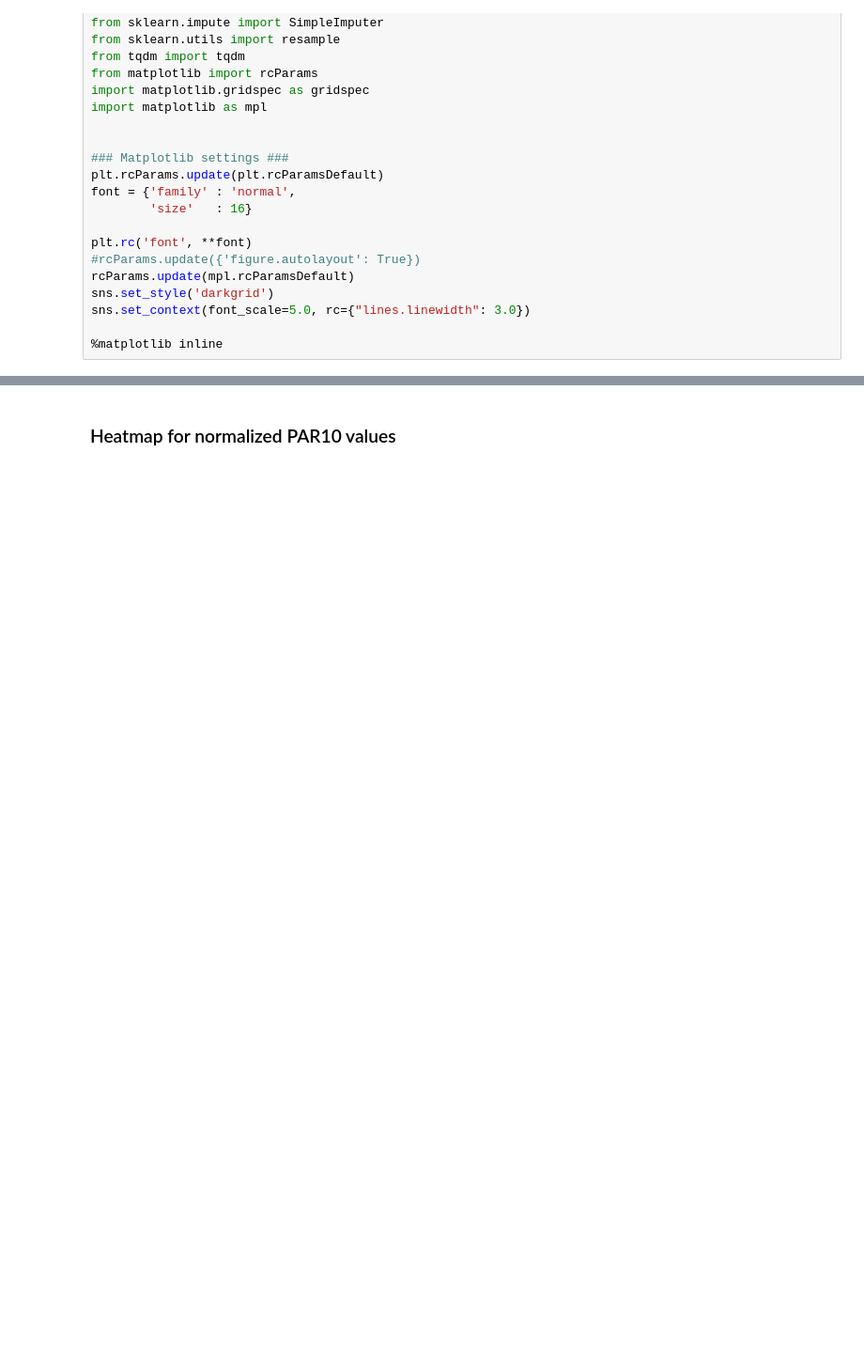
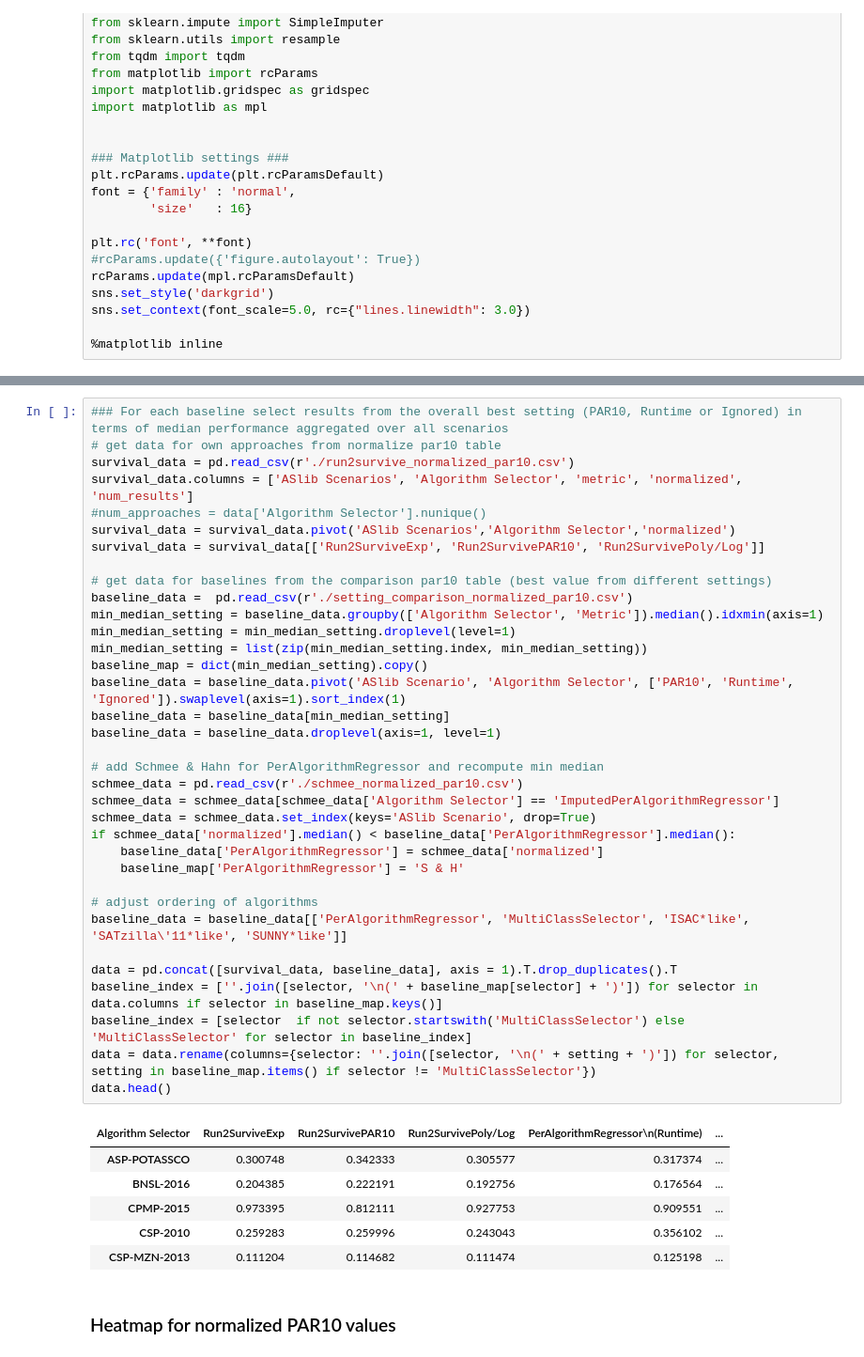
Before and after one commit to alexandertornede/algorithm_survival_analysis, a Jupyter notebook: survival_tests/results/visualization.ipynb, the cells around one changed output, grey strips where cells are left out. Shown at 94% size. Saved outputs shown, nothing was run; the diff lists cells and outputs as text; blank space fills up the shorter version.

```diff
--- a/survival_tests/results/visualization.ipynb
+++ b/survival_tests/results/visualization.ipynb
@@ -32,2 +57,44 @@ sns.set_context(font_scale=5.0, rc={"lines.linewidth": 3.0})
+# %%
+### For each baseline select results from the overall best setting (PAR10, Runtime or Ignored) in terms of median performance aggregated over all scenarios
+# get data for own approaches from normalize par10 table
+survival_data = pd.read_csv(r'./run2survive_normalized_par10.csv')
+survival_data.columns = ['ASlib Scenarios', 'Algorithm Selector', 'metric', 'normalized', 'num_results']
+#num_approaches = data['Algorithm Selector'].nunique()
+survival_data = survival_data.pivot('ASlib Scenarios','Algorithm Selector','normalized')
+survival_data = survival_data[['Run2SurviveExp', 'Run2SurvivePAR10', 'Run2SurvivePoly/Log']]
+
+# get data for baselines from the comparison par10 table (best value from different settings)
+baseline_data =  pd.read_csv(r'./setting_comparison_normalized_par10.csv')
+min_median_setting = baseline_data.groupby(['Algorithm Selector', 'Metric']).median().idxmin(axis=1)
+min_median_setting = min_median_setting.droplevel(level=1)
+min_median_setting = list(zip(min_median_setting.index, min_median_setting))
+baseline_map = dict(min_median_setting).copy()
+baseline_data = baseline_data.pivot('ASlib Scenario', 'Algorithm Selector', ['PAR10', 'Runtime', 'Ignored']).swaplevel(axis=1).sort_index(1)
+baseline_data = baseline_data[min_median_setting]
+baseline_data = baseline_data.droplevel(axis=1, level=1)
+
+# add Schmee & Hahn for PerAlgorithmRegressor and recompute min median
+schmee_data = pd.read_csv(r'./schmee_normalized_par10.csv')
+schmee_data = schmee_data[schmee_data['Algorithm Selector'] == 'ImputedPerAlgorithmRegressor']
+schmee_data = schmee_data.set_index(keys='ASlib Scenario', drop=True)
+if schmee_data['normalized'].median() < baseline_data['PerAlgorithmRegressor'].median():
+    baseline_data['PerAlgorithmRegressor'] = schmee_data['normalized']
+    baseline_map['PerAlgorithmRegressor'] = 'S & H'
+
+# adjust ordering of algorithms
+baseline_data = baseline_data[['PerAlgorithmRegressor', 'MultiClassSelector', 'ISAC*like', 'SATzilla\'11*like', 'SUNNY*like']]
+
+data = pd.concat([survival_data, baseline_data], axis = 1).T.drop_duplicates().T
+baseline_index = [''.join([selector, '\n(' + baseline_map[selector] + ')']) for selector in data.columns if selector in baseline_map.keys()]
+baseline_index = [selector  if not selector.startswith('MultiClassSelector') else 'MultiClassSelector' for selector in baseline_index]
+data = data.rename(columns={selector: ''.join([selector, '\n(' + setting + ')']) for selector, setting in baseline_map.items() if selector != 'MultiClassSelector'})
+data.head()
+# %% [output]
+| Algorithm Selector | Run2SurviveExp | Run2SurvivePAR10 | Run2SurvivePoly/Log | PerAlgorithmRegressor\n(Runtime) | ... |
+| ASP-POTASSCO | 0.300748 | 0.342333 | 0.305577 | 0.317374 | ... |
+| BNSL-2016 | 0.204385 | 0.222191 | 0.192756 | 0.176564 | ... |
+| CPMP-2015 | 0.973395 | 0.812111 | 0.927753 | 0.909551 | ... |
+| CSP-2010 | 0.259283 | 0.259996 | 0.243043 | 0.356102 | ... |
+| CSP-MZN-2013 | 0.111204 | 0.114682 | 0.111474 | 0.125198 | ... |
 # %% [markdown]
 ### Heatmap for normalized PAR10 values
```
Also changed, not shown: parts of 18 cells of this notebook, 2 other files.
